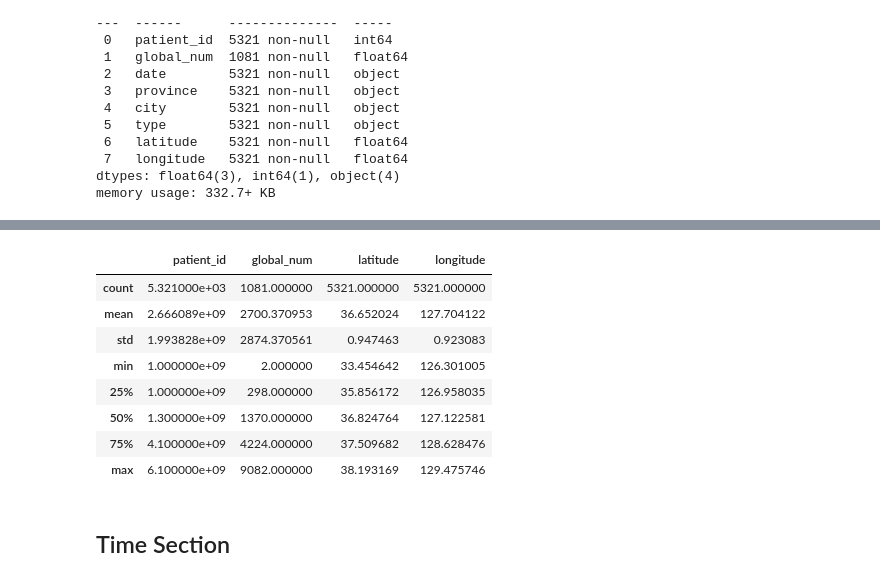
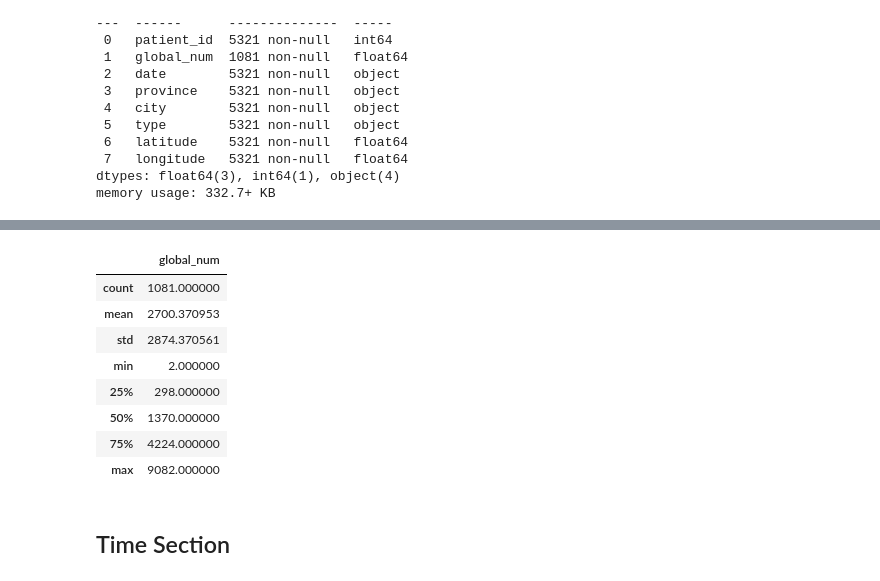
Before and after one commit to chitinglow/Covid19, a Jupyter notebook: COVID19_Exploratory_Analysis.ipynb, the cells around one changed output, grey strips where cells are left out. Cells and saved outputs as stored; diff of their text form; code cells hidden in the pictures.

```diff
--- a/COVID19_Exploratory_Analysis.ipynb
+++ b/COVID19_Exploratory_Analysis.ipynb
@@ -265,14 +275,14 @@ Name: province, dtype: int64
 # %%
-patientroute.describe()
+patientroute[['global_num']].describe()
 # %% [output]
-|  | patient_id | global_num | latitude | longitude |
-| count | 5.321000e+03 | 1081.000000 | 5321.000000 | 5321.000000 |
-| mean | 2.666089e+09 | 2700.370953 | 36.652024 | 127.704122 |
-| std | 1.993828e+09 | 2874.370561 | 0.947463 | 0.923083 |
-| min | 1.000000e+09 | 2.000000 | 33.454642 | 126.301005 |
-| 25% | 1.000000e+09 | 298.000000 | 35.856172 | 126.958035 |
-| 50% | 1.300000e+09 | 1370.000000 | 36.824764 | 127.122581 |
-| 75% | 4.100000e+09 | 4224.000000 | 37.509682 | 128.628476 |
-| max | 6.100000e+09 | 9082.000000 | 38.193169 | 129.475746 |
+|  | global_num |
+| count | 1081.000000 |
+| mean | 2700.370953 |
+| std | 2874.370561 |
+| min | 2.000000 |
+| 25% | 298.000000 |
+| 50% | 1370.000000 |
+| 75% | 4224.000000 |
+| max | 9082.000000 |
 # %% [markdown]
 ## Time Section
```
Also changed, not shown: parts of 33 cells of this notebook.
